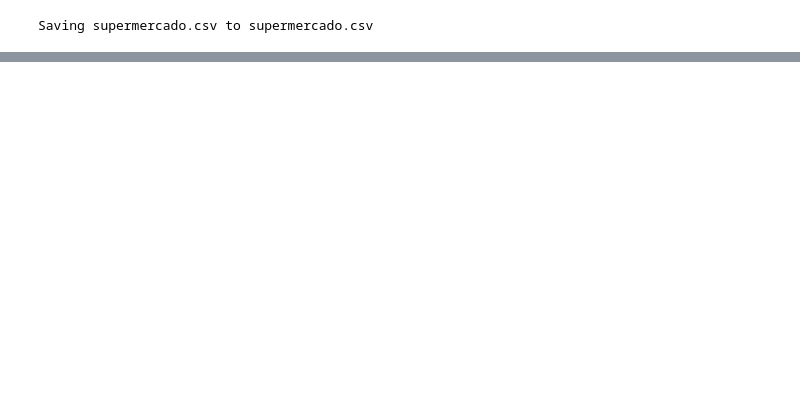
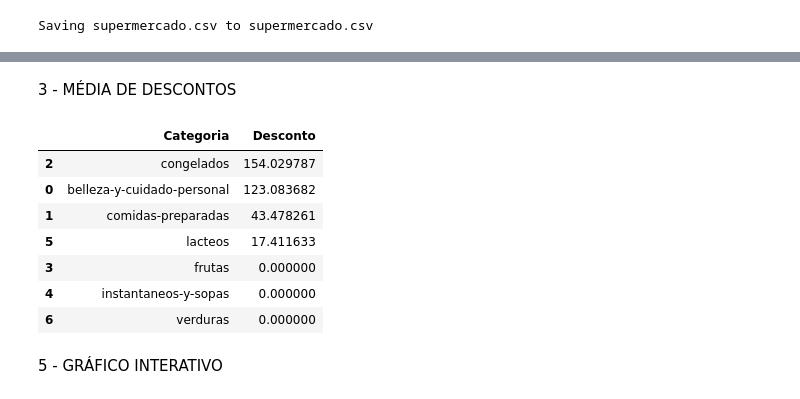
Before and after one commit to Kethellem/cursopython, a Jupyter notebook: AnaliseDesconto.ipynb, the cells around one changed output, grey strips where cells are left out. Cells and saved outputs as stored; diff of their text form; code cells hidden in the pictures; blank space fills up the shorter version.

```diff
--- a/AnaliseDesconto.ipynb
+++ b/AnaliseDesconto.ipynb
@@ -104,0 +82,15 @@ Visualizando a distribuição, percebemos que o desconto max foi 4349
+# %% [markdown]
+3 - MÉDIA DE DESCONTOS
+# %%
+df.groupby('Categoria')['Desconto'].mean().reset_index().sort_values(by='Desconto', ascending=False)
+# %% [output]
+|  | Categoria | Desconto |
+| 2 | congelados | 154.029787 |
+| 0 | belleza-y-cuidado-personal | 123.083682 |
+| 1 | comidas-preparadas | 43.478261 |
+| 5 | lacteos | 17.411633 |
+| 3 | frutas | 0.000000 |
+| 4 | instantaneos-y-sopas | 0.000000 |
+| 6 | verduras | 0.000000 |
+# %% [markdown]
+5 - GRÁFICO INTERATIVO
```
Also changed, not shown: parts of 15 cells of this notebook.
